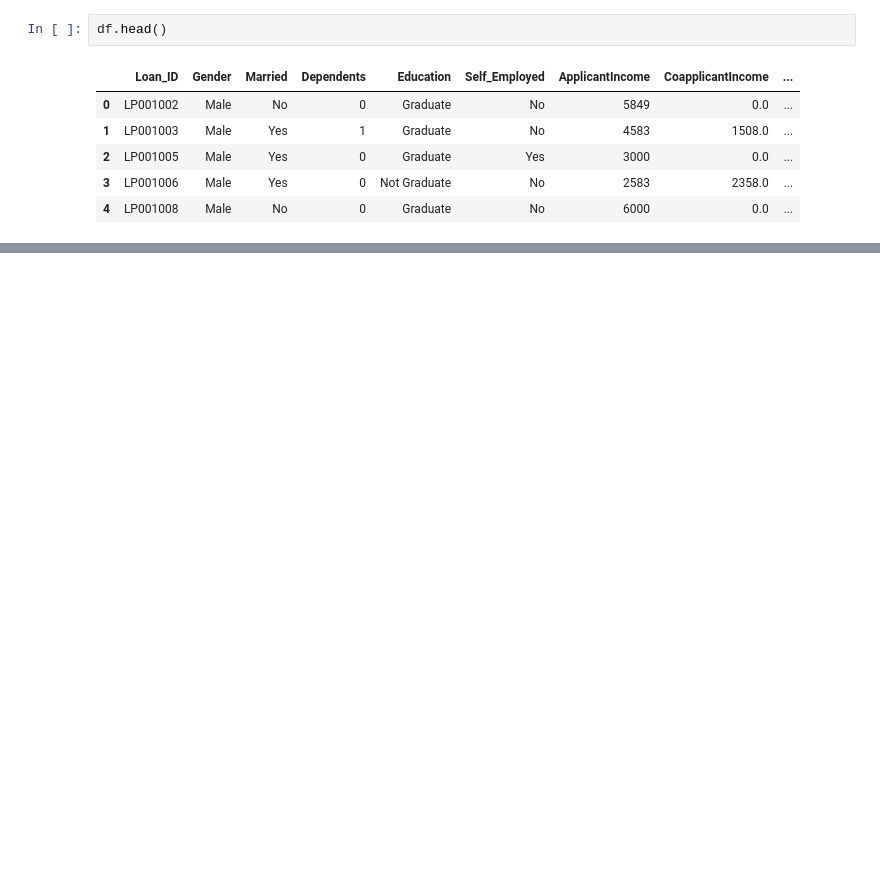
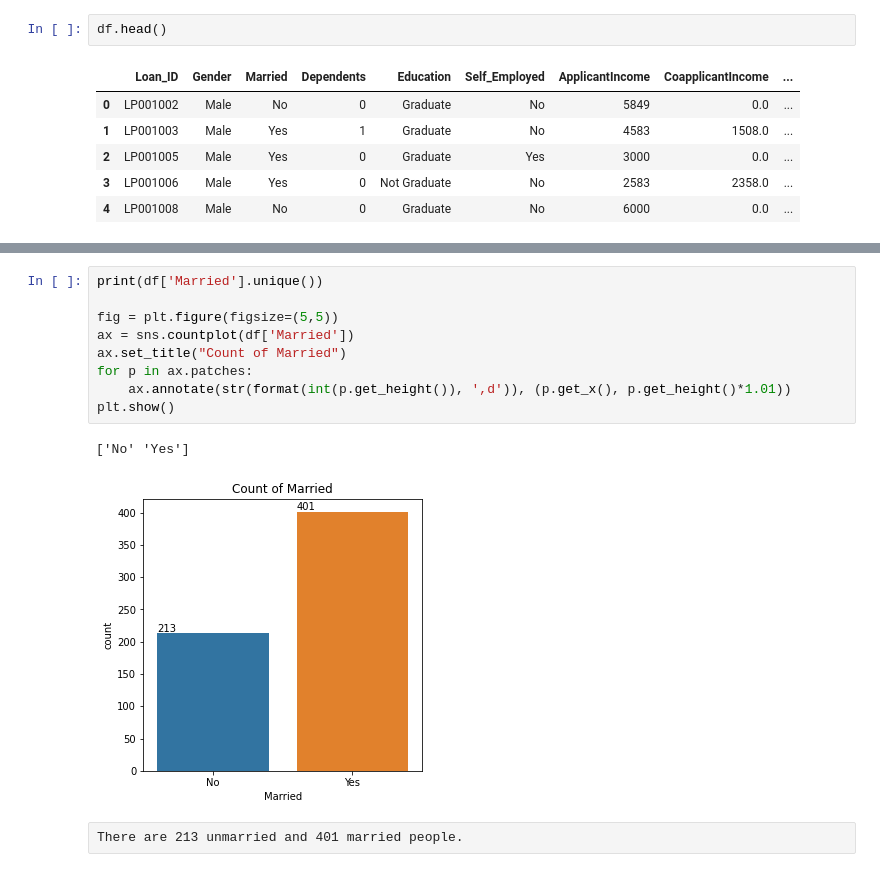
Before and after one commit to shailzafiroz/Evaluation_Project, a Jupyter notebook: Loan_PredictionDT.ipynb, the cells around one changed output, grey strips where cells are left out. Saved outputs shown, nothing was run; the diff lists cells and outputs as text; blank space fills up the shorter version.

```diff
--- a/Loan_PredictionDT.ipynb
+++ b/Loan_PredictionDT.ipynb
@@ -1161,0 +296,14 @@ ValueError: ignored
+# %%
+print(df['Married'].unique())
+
+fig = plt.figure(figsize=(5,5))
+ax = sns.countplot(df['Married'])
+ax.set_title("Count of Married")
+for p in ax.patches:
+    ax.annotate(str(format(int(p.get_height()), ',d')), (p.get_x(), p.get_height()*1.01))
+plt.show()
+# %% [output]
+['No' 'Yes']
+[figure, added]
+# %% [raw]
+There are 213 unmarried and 401 married people.
```
Also changed, not shown: parts of 402 cells of this notebook.
